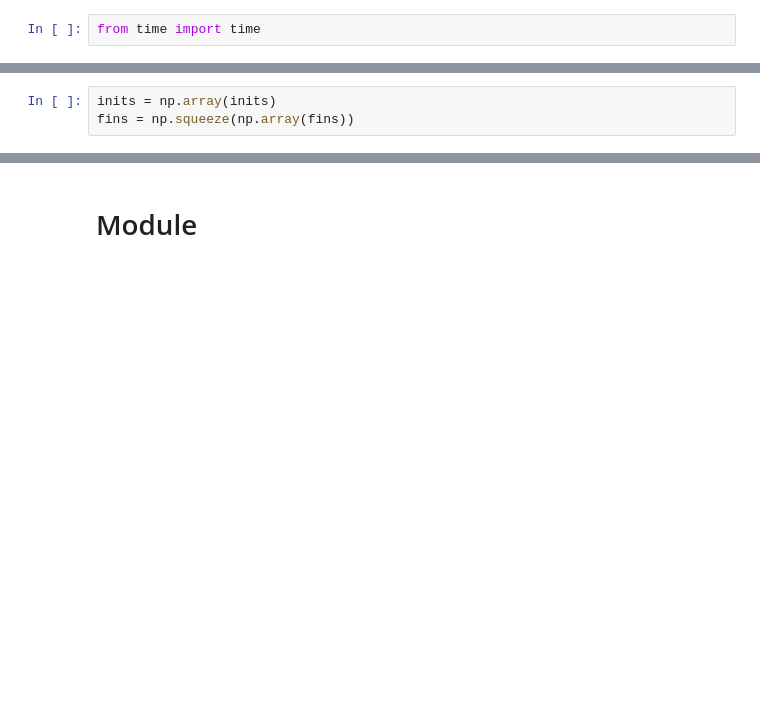
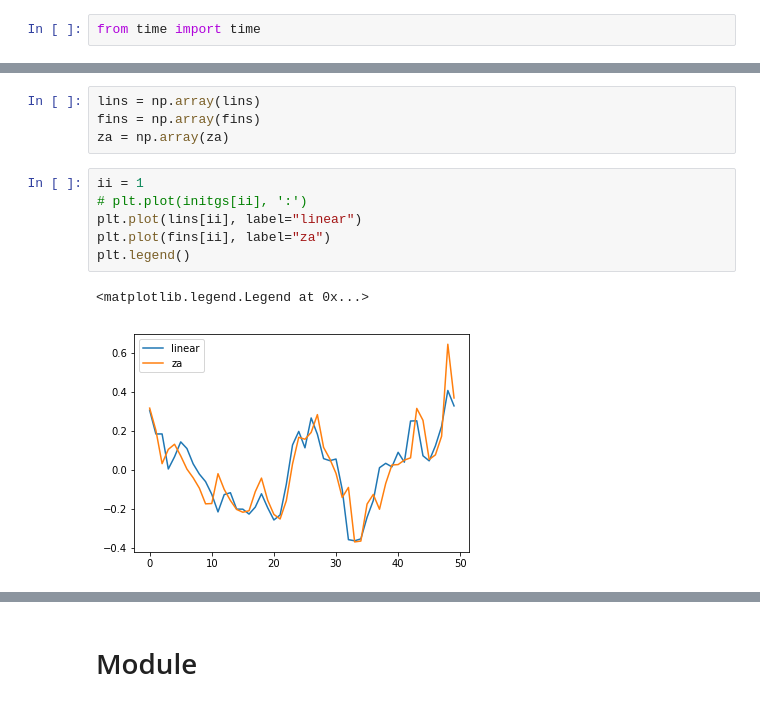
Before and after one commit to EiffL/invertible_mappings, a Jupyter notebook: notebooks/CM/Inverse_stability-ZA1D.ipynb, the cells around one changed output, grey strips where cells are left out. Drawn from its saved outputs; the diff is of its cells as text; blank space fills up the shorter version.

```diff
--- a/notebooks/CM/Inverse_stability-ZA1D.ipynb
+++ b/notebooks/CM/Inverse_stability-ZA1D.ipynb
@@ -232,3 +347,13 @@ print(time() - start)
 # %%
-inits = np.array(inits)
-fins = np.squeeze(np.array(fins))
+lins = np.array(lins)
+fins = np.array(fins)
+za = np.array(za)
+# %%
+ii = 1
+# plt.plot(initgs[ii], ':')
+plt.plot(lins[ii], label="linear")
+plt.plot(fins[ii], label="za")
+plt.legend()
+# %% [output]
+<matplotlib.legend.Legend at 0x...>
+[figure, added]
```
Also changed, not shown: parts of 56 cells of this notebook, 1 other file.
